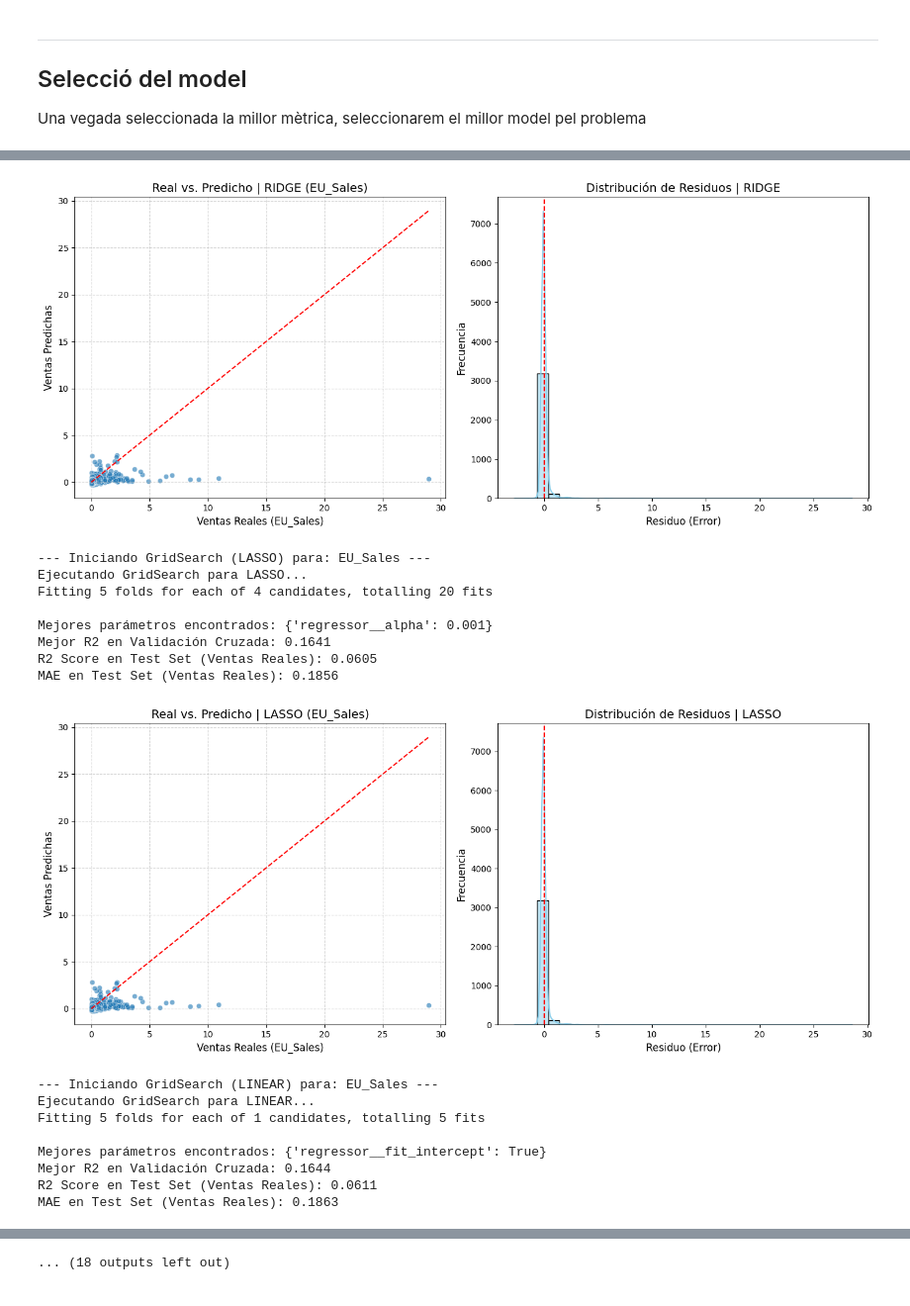
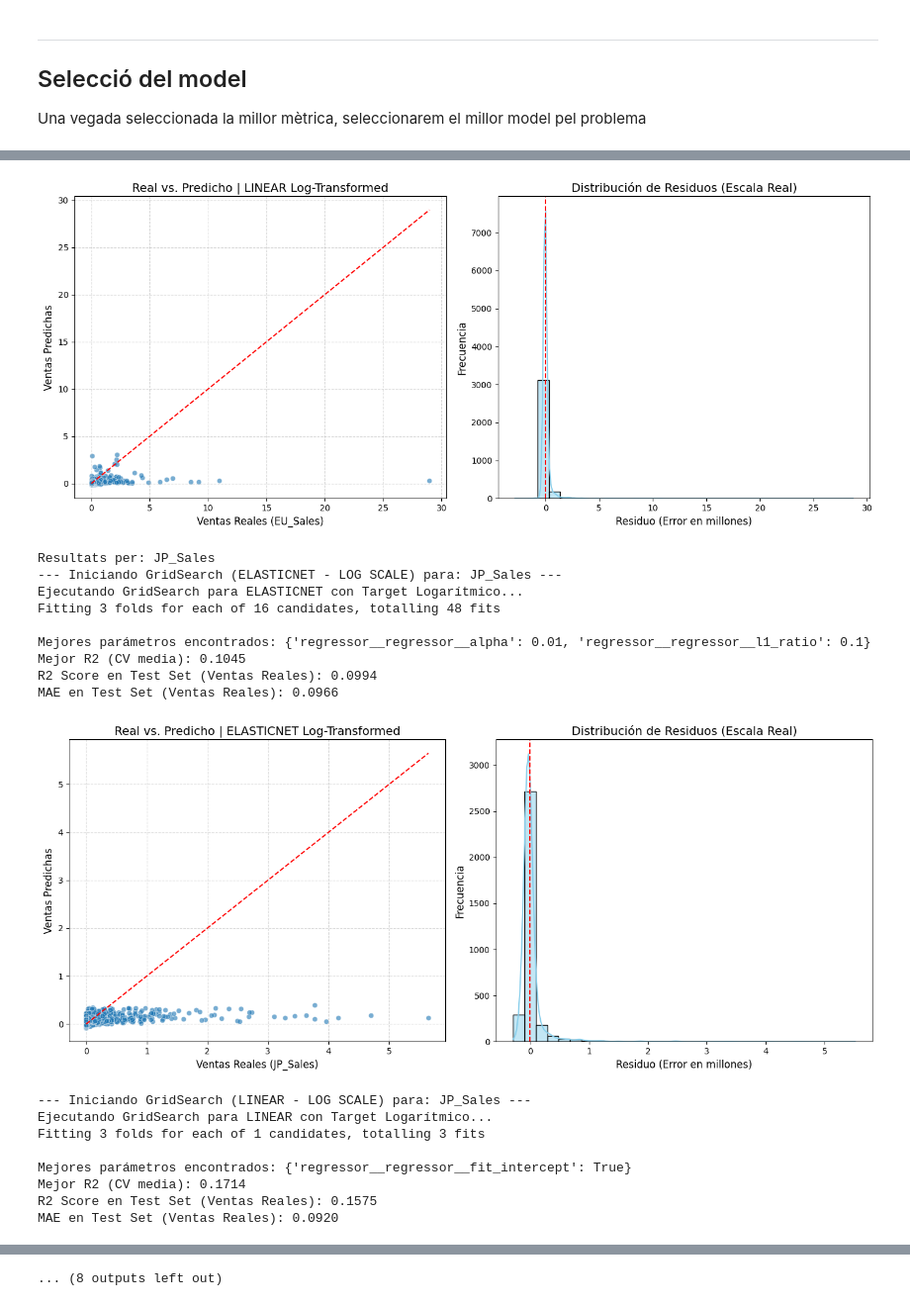
Before and after one commit to Emparans/video-games-sales-with-ratings, a Jupyter notebook: Kaggle.ipynb, the cells around one changed output, grey strips where cells are left out. Shown at 99% size. Cells and saved outputs as stored; diff of their text form; code cells hidden in the pictures.

```diff
--- a/Kaggle.ipynb
+++ b/Kaggle.ipynb
@@ -455,7 +472,7 @@ def construir_preprocesador():
     # 3. Genre: Imputar moda -> OneHotEncoder
     genre_platform_transformer = Pipeline(steps=[
         ('imputer', SimpleImputer(strategy='most_frequent')),
-        ('encoder', OneHotEncoder(handle_unknown='ignore', sparse_output=False, min_frequency=0.04))
+        ('encoder', OneHotEncoder(handle_unknown='ignore', sparse_output=False)) # <-- Canvi Clau
     ])
 
     # 4. Publisher Tier: Imputar moda -> OrdinalEncoder
@@ -589,14 +623,12 @@ def entrenar_modelos_lineales(df, target_col, modelo_lineal_tipo='ridge'):
 targets = ['NA_Sales', 'EU_Sales', 'JP_Sales', 'Other_Sales', 'Global_Sales']
 
 for t in targets:
-  print("Resultats per: " + t)
-  # 1. Regresión Ridge
-  model_ridge = entrenar_modelos_lineales(df, target_col=t, modelo_lineal_tipo='ridge')
+    print("Resultats per: " + t)
 
-  # 2. Regresión Lasso
-  model_lasso = entrenar_modelos_lineales(df, target_col=t, modelo_lineal_tipo='lasso')
+    # 1. Regressió Elàstica (NOU)
+    model_elastic = entrenar_modelos_lineales(df, target_col=t, modelo_lineal_tipo='elasticnet')
 
-  # 3. Regresión Lineal Pura
-  model_linear = entrenar_modelos_lineales(df, target_col=t, modelo_lineal_tipo='linear')
+    # 2. Regressió Lineal Pura
+    model_linear = entrenar_modelos_lineales(df, target_col=t, modelo_lineal_tipo='linear')
 # %% [output]
 Resultats per: NA_Sales
@@ -639,18 +671,19 @@ MAE en Test Set (Ventas Reales): 0.1862
-[figure, old version]
+[figure, new version]
---- Iniciando GridSearch (LASSO) para: EU_Sales ---
-Ejecutando GridSearch para LASSO...
-Fitting 5 folds for each of 4 candidates, totalling 20 fits
+Resultats per: JP_Sales
+--- Iniciando GridSearch (ELASTICNET - LOG SCALE) para: JP_Sales ---
+Ejecutando GridSearch para ELASTICNET con Target Logarítmico...
+Fitting 3 folds for each of 16 candidates, totalling 48 fits
 
-Mejores parámetros encontrados: {'regressor__alpha': 0.001}
-Mejor R2 en Validación Cruzada: 0.1641
-R2 Score en Test Set (Ventas Reales): 0.0605
-MAE en Test Set (Ventas Reales): 0.1856
+Mejores parámetros encontrados: {'regressor__regressor__alpha': 0.01, 'regressor__regressor__l1_ratio': 0.1}
+Mejor R2 (CV media): 0.1045
+R2 Score en Test Set (Ventas Reales): 0.0994
+MAE en Test Set (Ventas Reales): 0.0966
-[figure, old version]
+[figure, new version]
---- Iniciando GridSearch (LINEAR) para: EU_Sales ---
-Ejecutando GridSearch para LINEAR...
-Fitting 5 folds for each of 1 candidates, totalling 5 fits
+--- Iniciando GridSearch (LINEAR - LOG SCALE) para: JP_Sales ---
+Ejecutando GridSearch para LINEAR con Target Logarítmico...
+Fitting 3 folds for each of 1 candidates, totalling 3 fits
 
-Mejores parámetros encontrados: {'regressor__fit_intercept': True}
-Mejor R2 en Validación Cruzada: 0.1644
-R2 Score en Test Set (Ventas Reales): 0.0611
-MAE en Test Set (Ventas Reales): 0.1863
+Mejores parámetros encontrados: {'regressor__regressor__fit_intercept': True}
+Mejor R2 (CV media): 0.1714
+R2 Score en Test Set (Ventas Reales): 0.1575
+MAE en Test Set (Ventas Reales): 0.0920
@@ -658 +691 @@ MAE en Test Set (Ventas Reales): 0.1863
-... (18 outputs left out)
+... (8 outputs left out)
```
Also changed, not shown: parts of 9 cells of this notebook.
